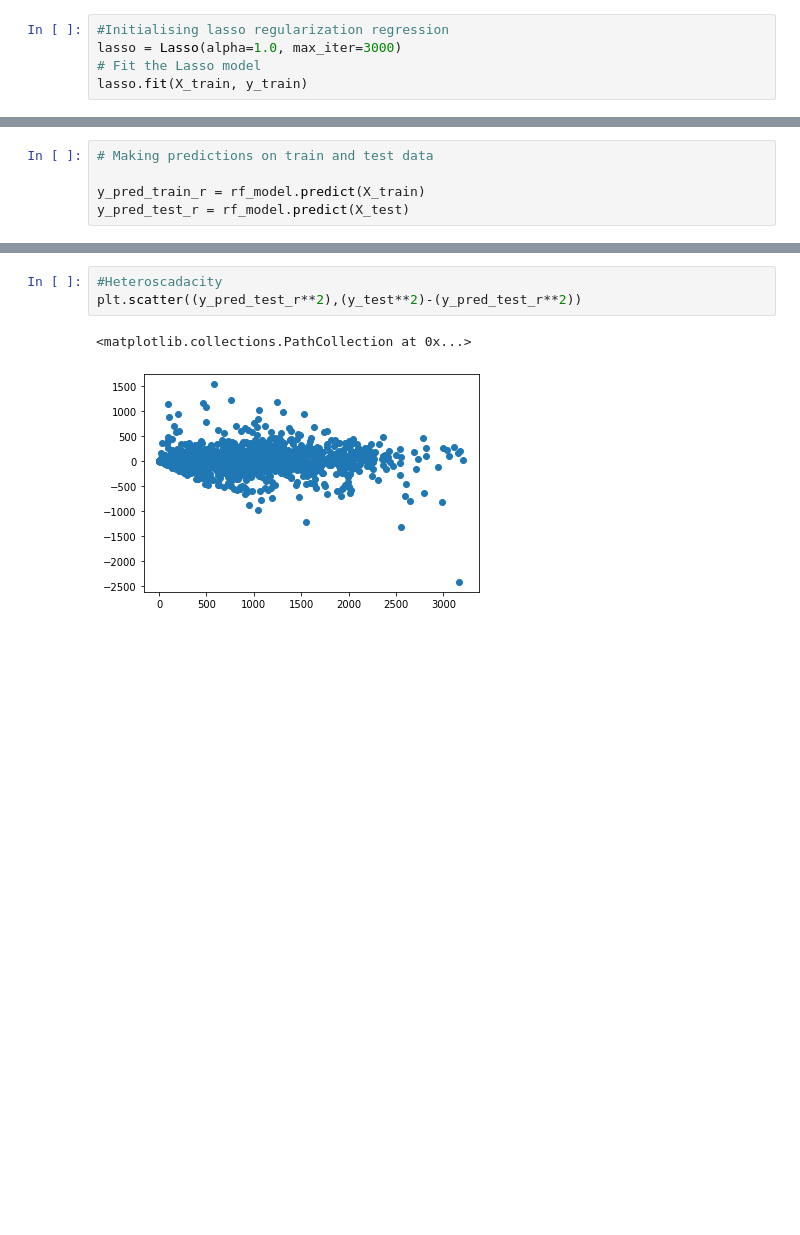
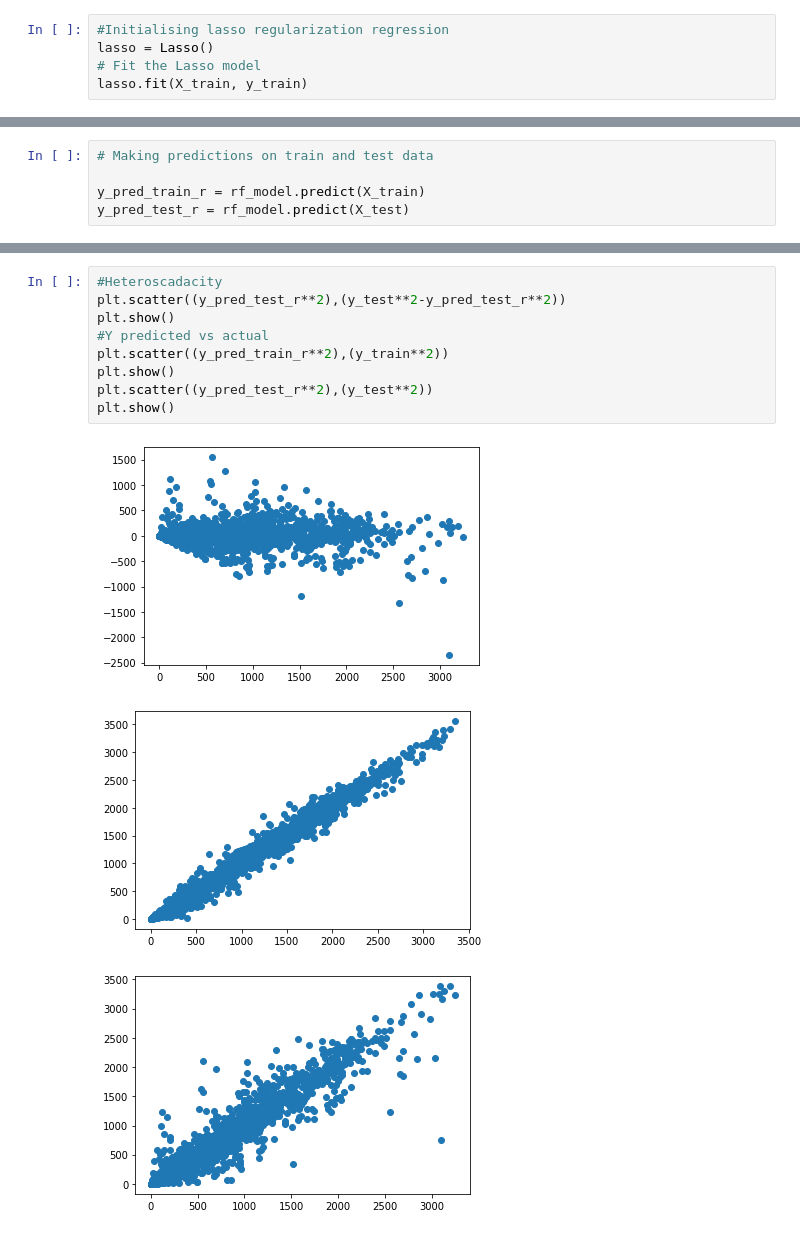
Before and after one commit to Rochakr4/Bike-Sharing-Demand-Prediction---Capstone-Project, a Jupyter notebook: Bike_Sharing_Demand_Prediction_Capstone_Project.ipynb, the cells around one changed output, grey strips where cells are left out. Cells and saved outputs as stored; diff of their text form; blank space fills up the shorter version.

```diff
--- a/Bike_Sharing_Demand_Prediction_Capstone_Project.ipynb
+++ b/Bike_Sharing_Demand_Prediction_Capstone_Project.ipynb
@@ -712,6 +731,6 @@ REMARKS:
 # %%
 #Initialising lasso regularization regression
-lasso = Lasso(alpha=1.0, max_iter=3000)
+lasso = Lasso()
 # Fit the Lasso model
 lasso.fit(X_train, y_train)
 # %% [output]
@@ -1335,7 +1425,14 @@ test_df=test_df.append(dict2,ignore_index=True)
 # %%
 #Heteroscadacity
-plt.scatter((y_pred_test_r**2),(y_test**2)-(y_pred_test_r**2))
+plt.scatter((y_pred_test_r**2),(y_test**2-y_pred_test_r**2))
+plt.show()
+#Y predicted vs actual
+plt.scatter((y_pred_train_r**2),(y_train**2))
+plt.show()
+plt.scatter((y_pred_test_r**2),(y_test**2))
+plt.show()
 # %% [output]
-<matplotlib.collections.PathCollection at 0x...>
-[figure, old version]
+[figure, new version]
+[figure, added]
+[figure, added]
 # %%
```
Also changed, not shown: parts of 128 cells of this notebook.
